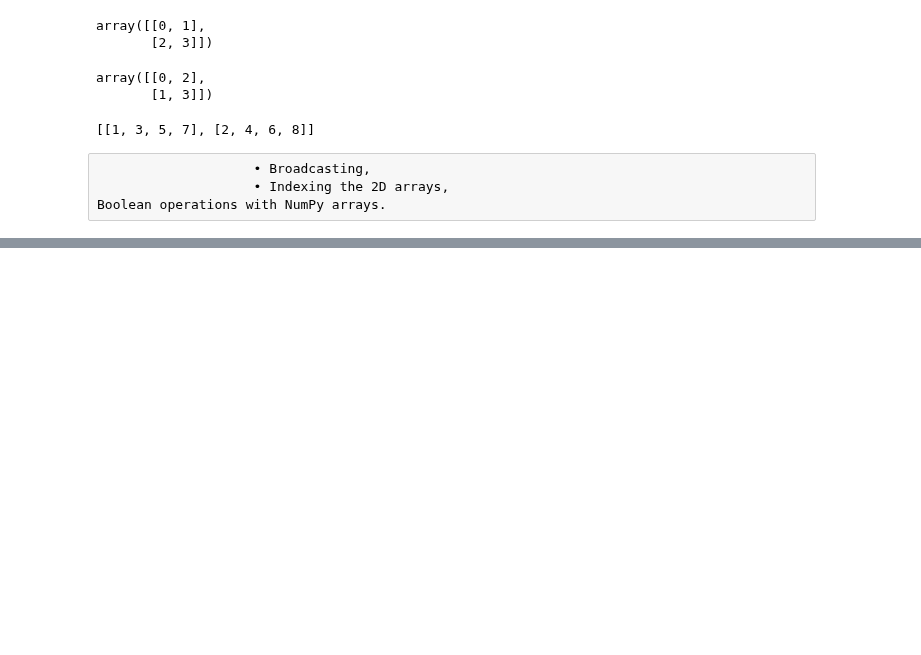
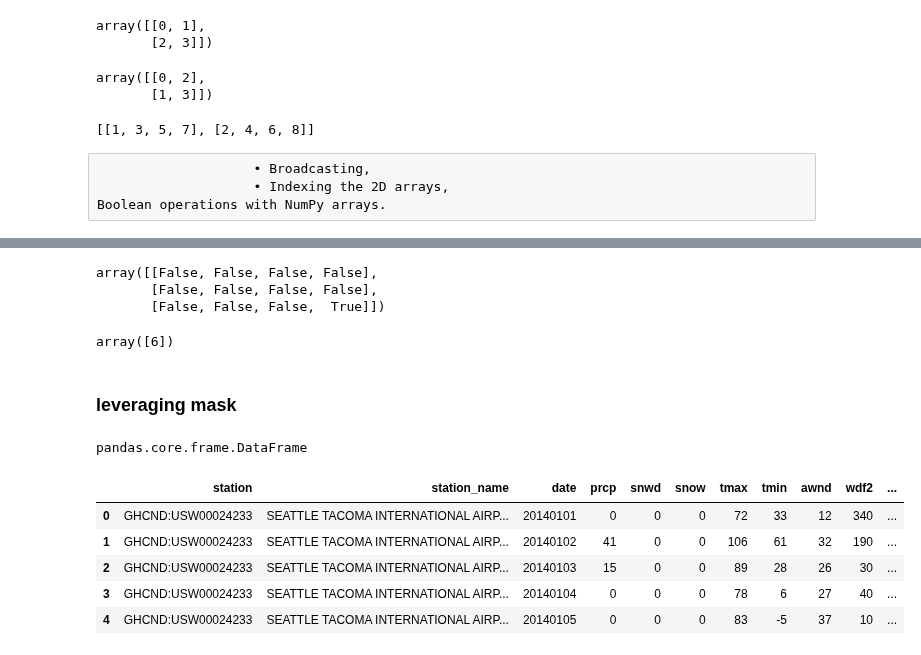
Before and after one commit to GurkanGitHub/Python, a Jupyter notebook: numpy.ipynb, the cells around one changed output, grey strips where cells are left out. Saved outputs shown, nothing was run; the diff lists cells and outputs as text; code cells hidden in the pictures; blank space fills up the shorter version.

```diff
--- a/numpy.ipynb
+++ b/numpy.ipynb
@@ -1579,0 +1683,13 @@ Boolean operations with NumPy arrays.
+# %%
+(x > 4) & (x % 2 == 0)
+# %% [output]
+array([[False, False, False, False],
+       [False, False, False, False],
+       [False, False, False,  True]])
+# %%
+y = x[(x > 4) & (x % 2 == 0)]
+y
+# %% [output]
+array([6])
+# %% [markdown]
+### leveraging mask
@@ -1579,0 +1698,13 @@ Boolean operations with NumPy arrays.
+# %%
+type(rainfall)
+# %% [output]
+pandas.core.frame.DataFrame
+# %%
+rainfall.head()
+# %% [output]
+|  | station | station_name | date | prcp | snwd | snow | tmax | tmin | awnd | wdf2 | ... |
+| 0 | GHCND:USW00024233 | SEATTLE TACOMA INTERNATIONAL AIRP... | 20140101 | 0 | 0 | 0 | 72 | 33 | 12 | 340 | ... |
+| 1 | GHCND:USW00024233 | SEATTLE TACOMA INTERNATIONAL AIRP... | 20140102 | 41 | 0 | 0 | 106 | 61 | 32 | 190 | ... |
+| 2 | GHCND:USW00024233 | SEATTLE TACOMA INTERNATIONAL AIRP... | 20140103 | 15 | 0 | 0 | 89 | 28 | 26 | 30 | ... |
+| 3 | GHCND:USW00024233 | SEATTLE TACOMA INTERNATIONAL AIRP... | 20140104 | 0 | 0 | 0 | 78 | 6 | 27 | 40 | ... |
+| 4 | GHCND:USW00024233 | SEATTLE TACOMA INTERNATIONAL AIRP... | 20140105 | 0 | 0 | 0 | 83 | -5 | 37 | 10 | ... |
```
Also changed, not shown: parts of 37 cells of this notebook, 1 other file.
